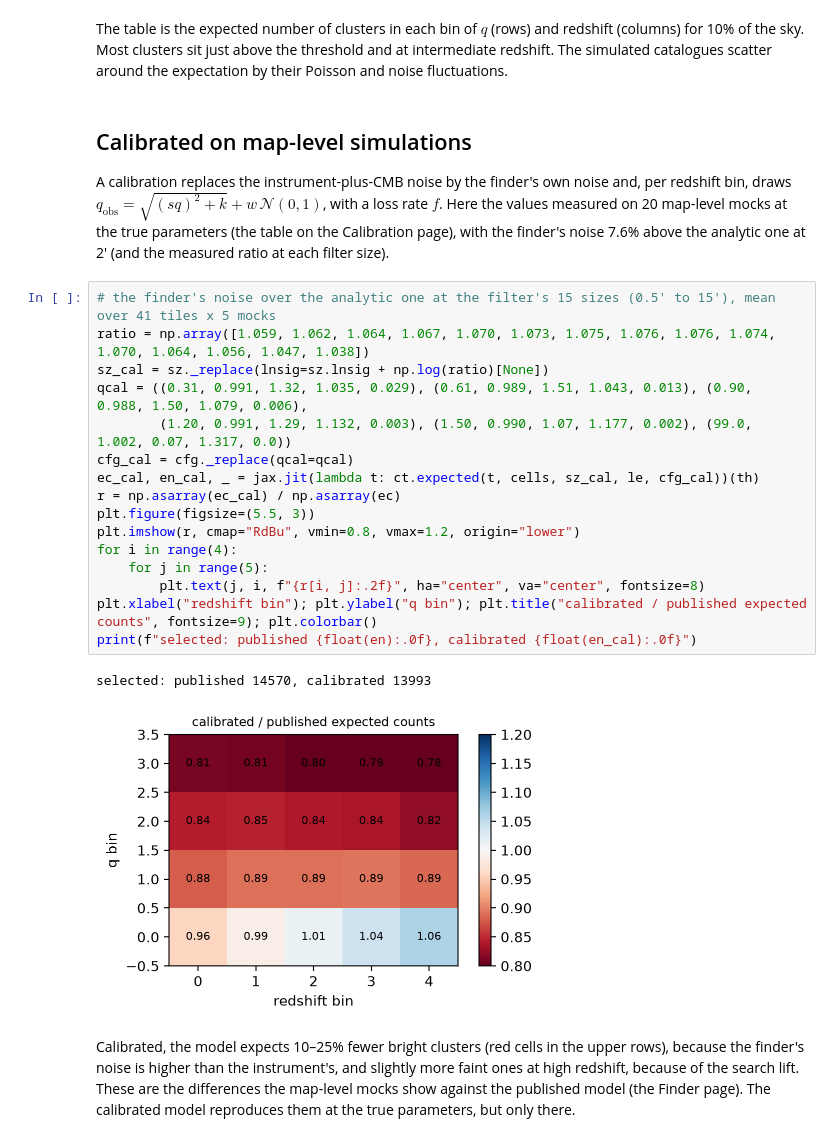
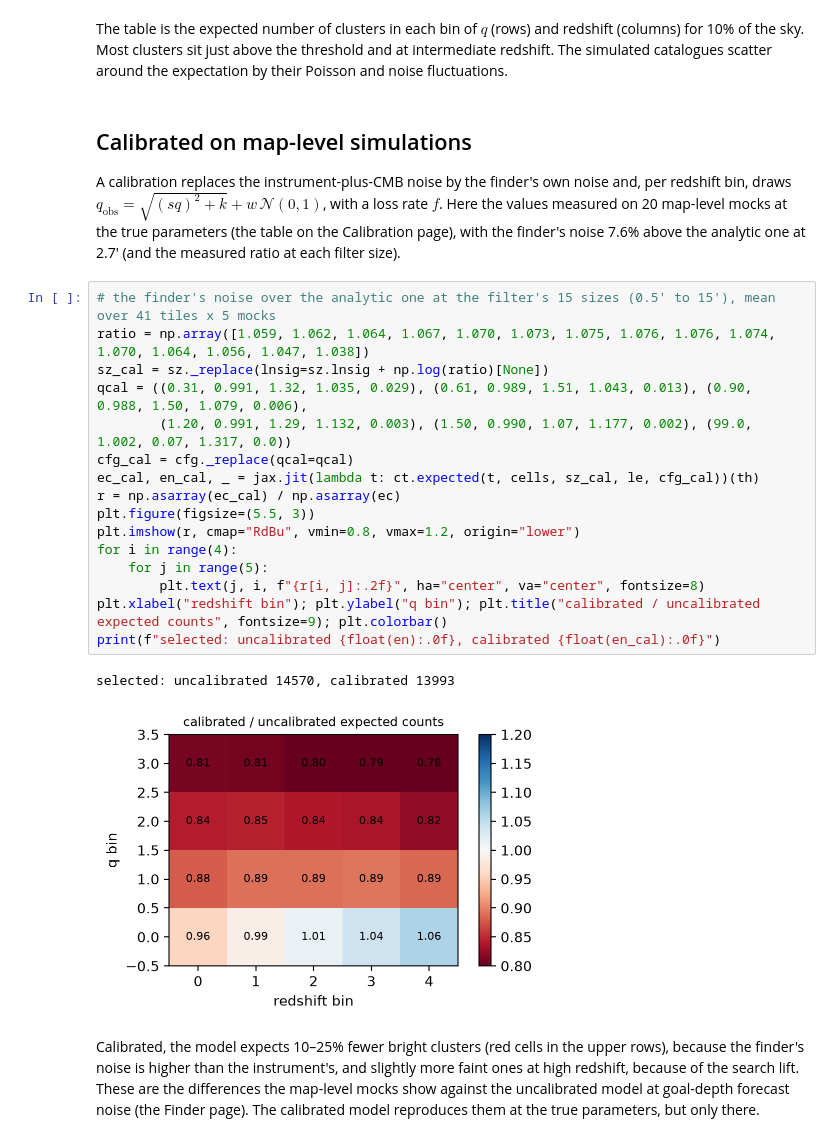
Before and after one commit to CLASS-SZ/classy_szlite, a Jupyter notebook: examples/notebooks/catalogue_models.ipynb, the cells around one changed output. Drawn from its saved outputs; the diff is of its cells as text.

```diff
--- a/examples/notebooks/catalogue_models.ipynb
+++ b/examples/notebooks/catalogue_models.ipynb
@@ -72,28 +72,28 @@ scatter around the expectation by their Poisson and noise fluctuations.
 A calibration replaces the instrument-plus-CMB noise by the finder's own noise and, per redshift bin, draws
 $q_\mathrm{obs} = \sqrt{(s q)^2 + k} + w\,\mathcal N(0,1)$, with a loss rate $f$. Here the values measured on 20
 map-level mocks at the true parameters (the table on the Calibration page), with the finder's noise 7.6% above
-the analytic one at 2′ (and the measured ratio at each filter size).
+the analytic one at 2.7′ (and the measured ratio at each filter size).
 # %%
 # the finder's noise over the analytic one at the filter's 15 sizes (0.5' to 15'), mean over 41 tiles x 5 mocks
 ratio = np.array([1.059, 1.062, 1.064, 1.067, 1.070, 1.073, 1.075, 1.076, 1.076, 1.074, 1.070, 1.064, 1.056, 1.047, 1.038])
 sz_cal = sz._replace(lnsig=sz.lnsig + np.log(ratio)[None])
 qcal = ((0.31, 0.991, 1.32, 1.035, 0.029), (0.61, 0.989, 1.51, 1.043, 0.013), (0.90, 0.988, 1.50, 1.079, 0.006),
         (1.20, 0.991, 1.29, 1.132, 0.003), (1.50, 0.990, 1.07, 1.177, 0.002), (99.0, 1.002, 0.07, 1.317, 0.0))
 cfg_cal = cfg._replace(qcal=qcal)
 ec_cal, en_cal, _ = jax.jit(lambda t: ct.expected(t, cells, sz_cal, le, cfg_cal))(th)
 r = np.asarray(ec_cal) / np.asarray(ec)
 plt.figure(figsize=(5.5, 3))
 plt.imshow(r, cmap="RdBu", vmin=0.8, vmax=1.2, origin="lower")
 for i in range(4):
     for j in range(5):
         plt.text(j, i, f"{r[i, j]:.2f}", ha="center", va="center", fontsize=8)
-plt.xlabel("redshift bin"); plt.ylabel("q bin"); plt.title("calibrated / published expected counts", fontsize=9); plt.colorbar()
-print(f"selected: published {float(en):.0f}, calibrated {float(en_cal):.0f}")
+plt.xlabel("redshift bin"); plt.ylabel("q bin"); plt.title("calibrated / uncalibrated expected counts", fontsize=9); plt.colorbar()
+print(f"selected: uncalibrated {float(en):.0f}, calibrated {float(en_cal):.0f}")
 # %% [output]
-selected: published 14570, calibrated 13993
+selected: uncalibrated 14570, calibrated 13993
-[figure, old version]
+[figure, new version]
 # %% [markdown]
 Calibrated, the model expects 10–25% fewer bright clusters (red cells in the upper rows), because the
 finder's noise is higher than the instrument's, and slightly more faint ones at high redshift, because of the
-search lift. These are the differences the map-level mocks show against the published model (the Finder
-page). The calibrated model reproduces them at the true parameters, but only there.
+search lift. These are the differences the map-level mocks show against the uncalibrated model at goal-depth
+forecast noise (the Finder page). The calibrated model reproduces them at the true parameters, but only there.
```
Also changed, not shown: parts of 5 cells of this notebook, 20 other files.
